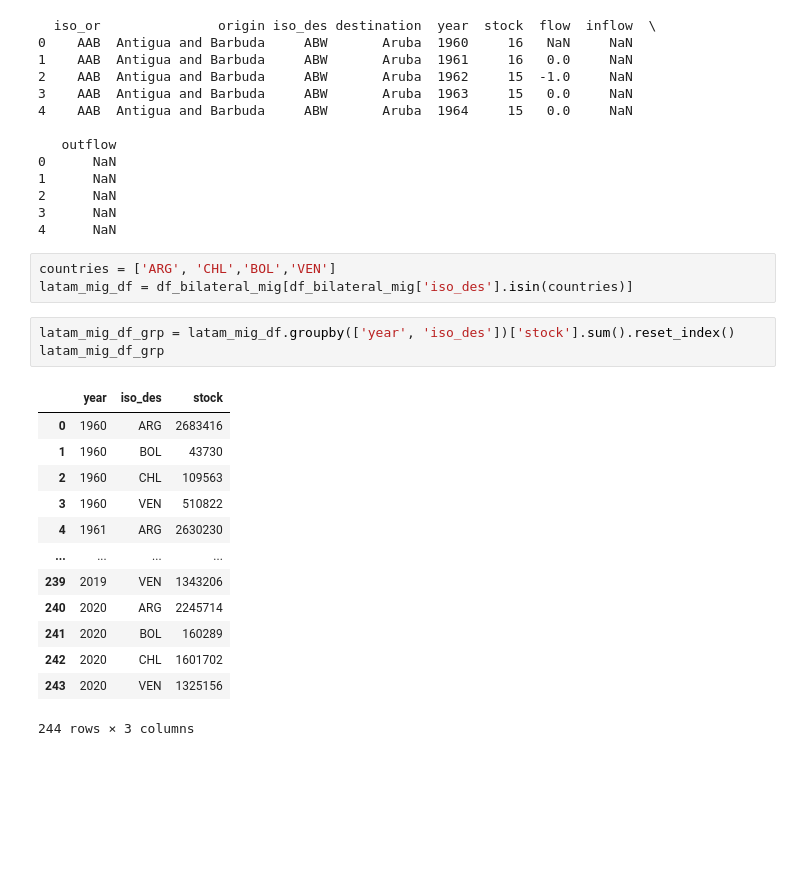
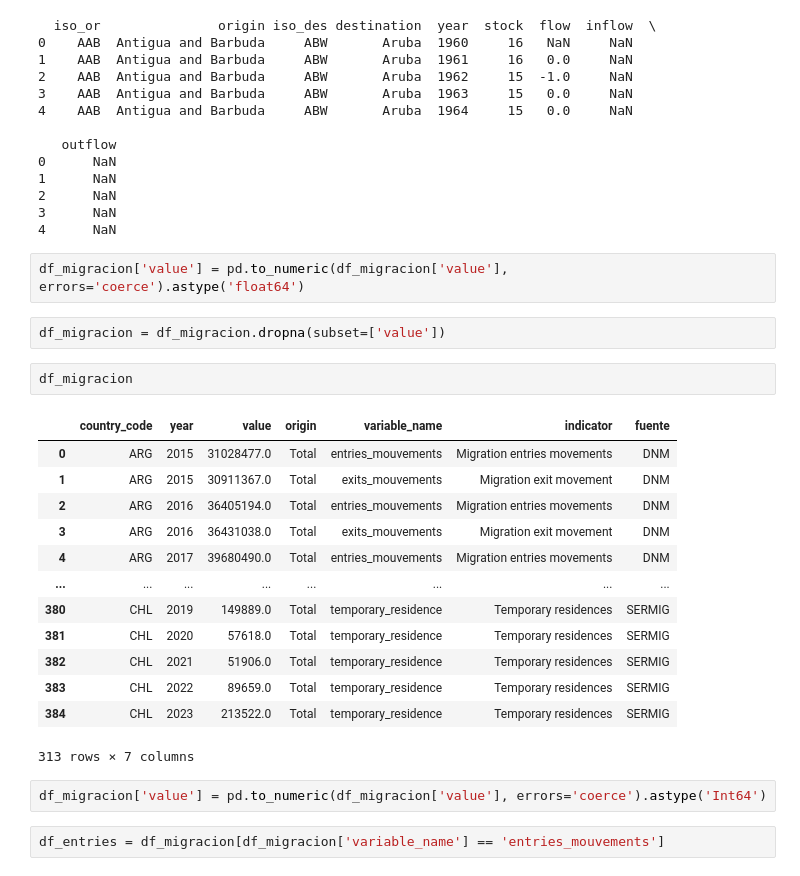
Before and after one commit to natdebandi/migmobs_exploratory, a Jupyter notebook: migration_v1.0.ipynb, the cells around one changed output. Cells and saved outputs as stored; diff of their text form; blank space fills up the shorter version.

```diff
--- a/migration_v1.0.ipynb
+++ b/migration_v1.0.ipynb
@@ -43,24 +64,28 @@ print(df_bilateral_mig.head())
 2      NaN
 3      NaN
 4      NaN
-# %%
-countries = ['ARG', 'CHL','BOL','VEN']
-latam_mig_df = df_bilateral_mig[df_bilateral_mig['iso_des'].isin(countries)]
-# %%
-latam_mig_df_grp = latam_mig_df.groupby(['year', 'iso_des'])['stock'].sum().reset_index()
-latam_mig_df_grp
-# %% [output]
-|  | year | iso_des | stock |
-| 0 | 1960 | ARG | 2683416 |
-| 1 | 1960 | BOL | 43730 |
-| 2 | 1960 | CHL | 109563 |
-| 3 | 1960 | VEN | 510822 |
-| 4 | 1961 | ARG | 2630230 |
-| ... | ... | ... | ... |
-| 239 | 2019 | VEN | 1343206 |
-| 240 | 2020 | ARG | 2245714 |
-| 241 | 2020 | BOL | 160289 |
-| 242 | 2020 | CHL | 1601702 |
-| 243 | 2020 | VEN | 1325156 |
-244 rows × 3 columns
+# %%
+df_migracion['value'] = pd.to_numeric(df_migracion['value'], errors='coerce').astype('float64')
+# %%
+df_migracion = df_migracion.dropna(subset=['value'])
+# %%
+df_migracion
+# %% [output]
+|  | country_code | year | value | origin | variable_name | indicator | fuente |
+| 0 | ARG | 2015 | 31028477.0 | Total | entries_mouvements | Migration entries movements | DNM |
+| 1 | ARG | 2015 | 30911367.0 | Total | exits_mouvements | Migration exit movement | DNM |
+| 2 | ARG | 2016 | 36405194.0 | Total | entries_mouvements | Migration entries movements | DNM |
+| 3 | ARG | 2016 | 36431038.0 | Total | exits_mouvements | Migration exit movement | DNM |
+| 4 | ARG | 2017 | 39680490.0 | Total | entries_mouvements | Migration entries movements | DNM |
+| ... | ... | ... | ... | ... | ... | ... | ... |
+| 380 | CHL | 2019 | 149889.0 | Total | temporary_residence | Temporary residences | SERMIG |
+| 381 | CHL | 2020 | 57618.0 | Total | temporary_residence | Temporary residences | SERMIG |
+| 382 | CHL | 2021 | 51906.0 | Total | temporary_residence | Temporary residences | SERMIG |
+| 383 | CHL | 2022 | 89659.0 | Total | temporary_residence | Temporary residences | SERMIG |
+| 384 | CHL | 2023 | 213522.0 | Total | temporary_residence | Temporary residences | SERMIG |
+313 rows × 7 columns
+# %%
+df_migracion['value'] = pd.to_numeric(df_migracion['value'], errors='coerce').astype('Int64')
+# %%
+df_entries = df_migracion[df_migracion['variable_name'] == 'entries_mouvements']
 # %%
```
Also changed, not shown: parts of 45 cells of this notebook.
